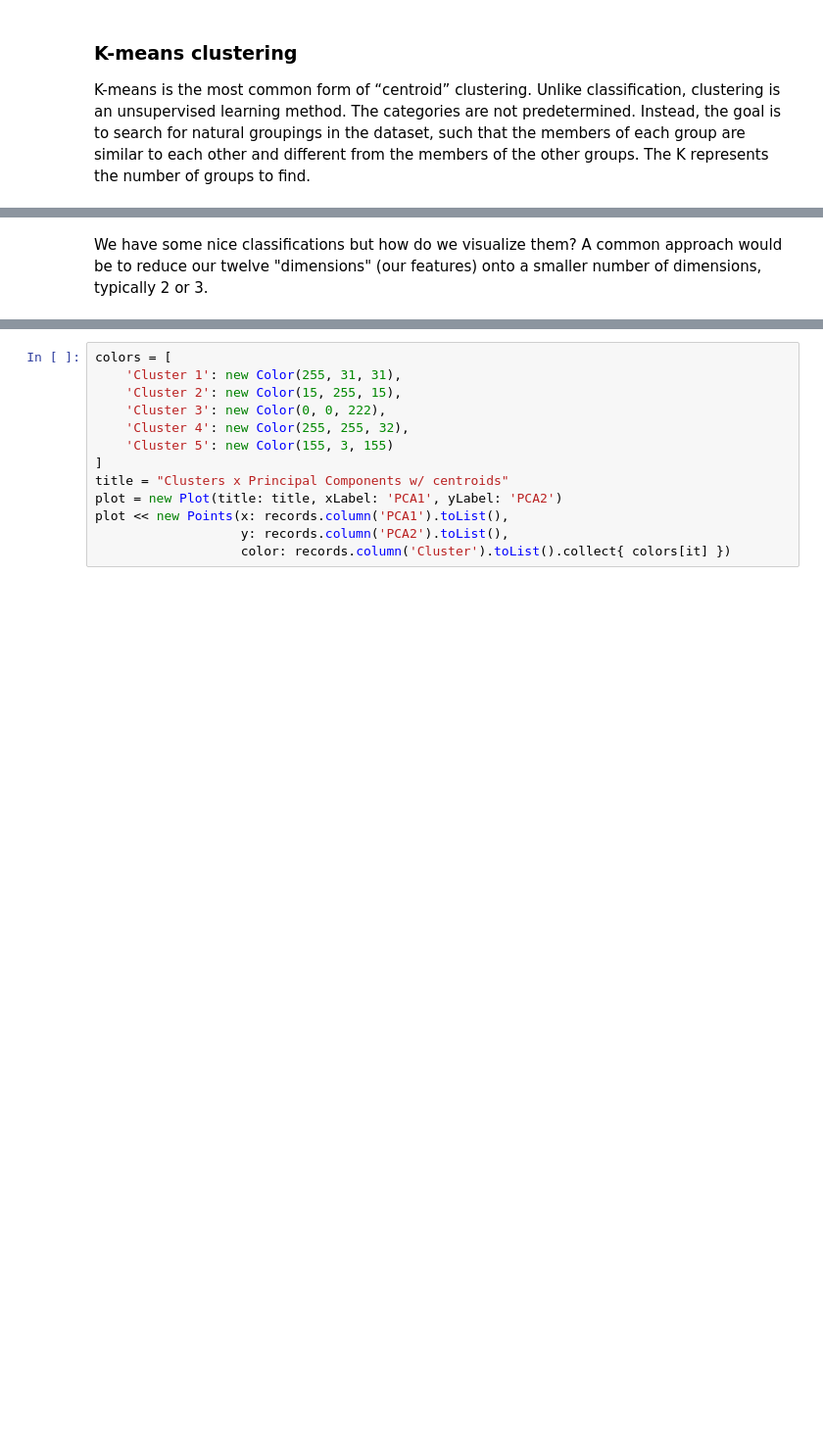
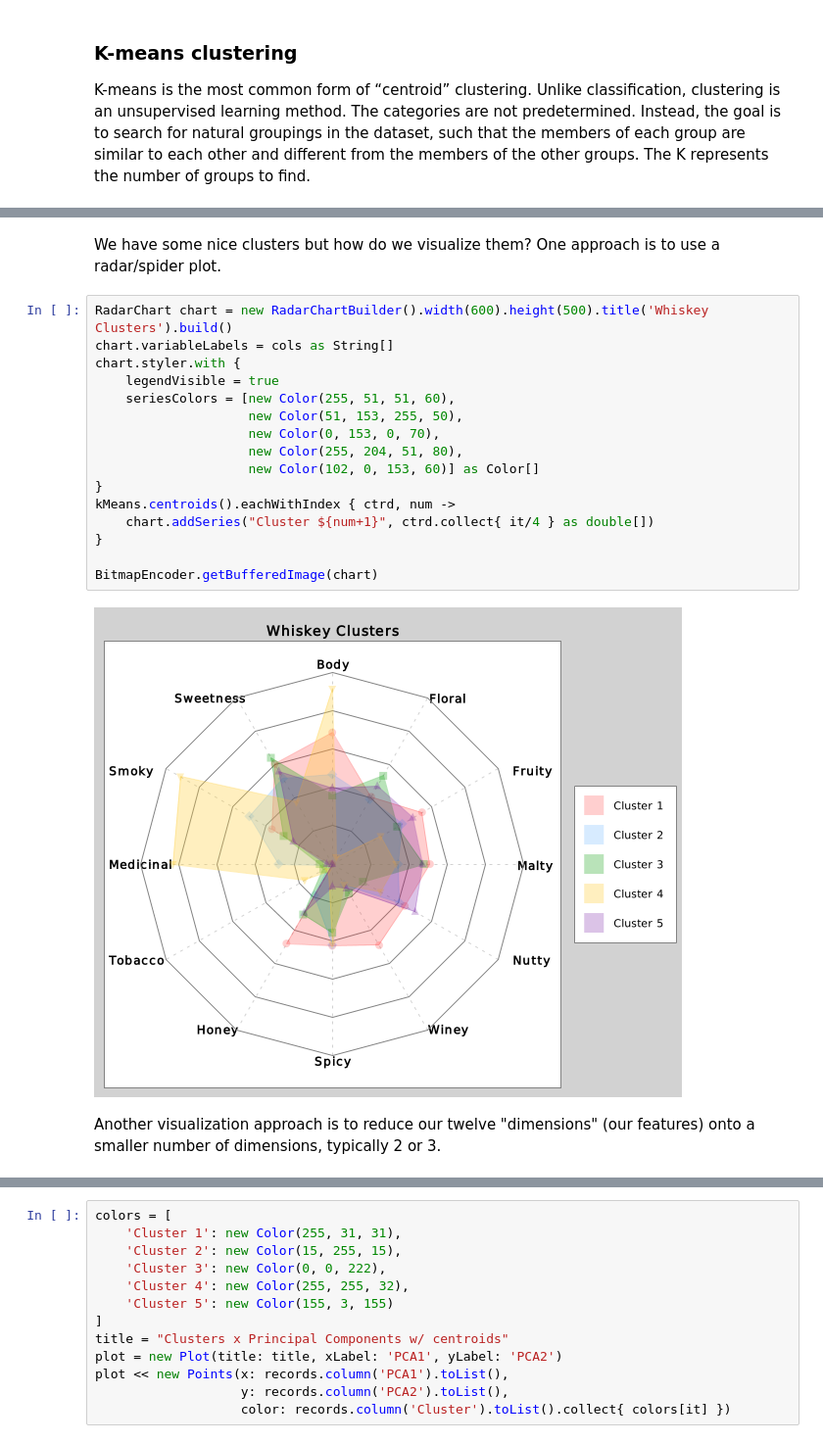
Before and after one commit to paulk-asert/groovy-data-science, a Jupyter notebook: subprojects/Whiskey/src/main/notebook/Whiskey.ipynb, the cells around one changed output, grey strips where cells are left out. Shown at 98% size. Saved outputs shown, nothing was run; the diff lists cells and outputs as text; blank space fills up the shorter version.

Commit message:
add radar plot

```diff
--- a/subprojects/Whiskey/src/main/notebook/Whiskey.ipynb
+++ b/subprojects/Whiskey/src/main/notebook/Whiskey.ipynb
@@ -62,8 +66,28 @@ Table clusters = Table.create("Clusters", records.stringColumn("Distillery"),
 clusters = clusters.sortAscendingOn("Cluster", "Distillery")
 # %% [output]
 [interactive output not drawn]
+# %% [markdown]
+We have some nice clusters but how do we visualize them? One approach is to use a radar/spider plot.
+# %%
+RadarChart chart = new RadarChartBuilder().width(600).height(500).title('Whiskey Clusters').build()
+chart.variableLabels = cols as String[]
+chart.styler.with {
+    legendVisible = true
+    seriesColors = [new Color(255, 51, 51, 60),
+                    new Color(51, 153, 255, 50),
+                    new Color(0, 153, 0, 70),
+                    new Color(255, 204, 51, 80),
+                    new Color(102, 0, 153, 60)] as Color[]
+}
+kMeans.centroids().eachWithIndex { ctrd, num ->
+    chart.addSeries("Cluster ${num+1}", ctrd.collect{ it/4 } as double[])
+}
+
+BitmapEncoder.getBufferedImage(chart)
+# %% [output]
+[figure, added]
 # %% [markdown]
-We have some nice classifications but how do we visualize them? A common approach would be to reduce our twelve "dimensions" (our features) onto a smaller number of dimensions, typically 2 or 3.
+Another visualization approach is to reduce our twelve "dimensions" (our features) onto a smaller number of dimensions, typically 2 or 3.
 # %%
 pca = new PCA(data)
 dimensions = 2
```
Also changed, not shown: parts of 5 cells of this notebook.
